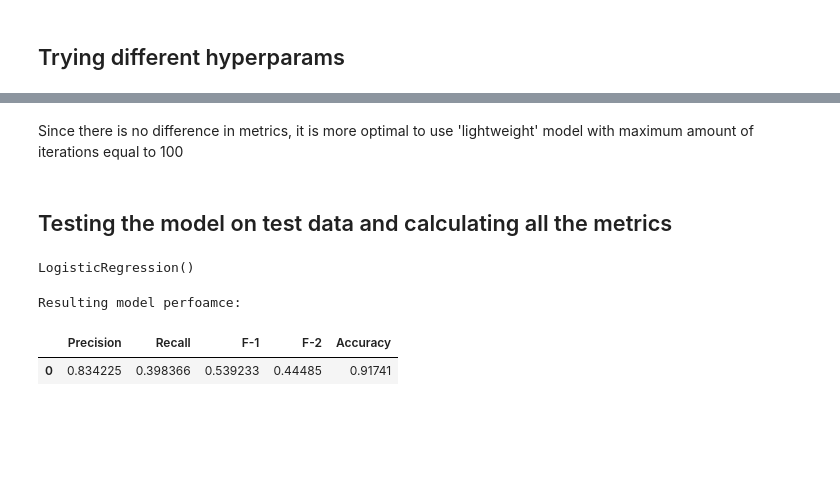
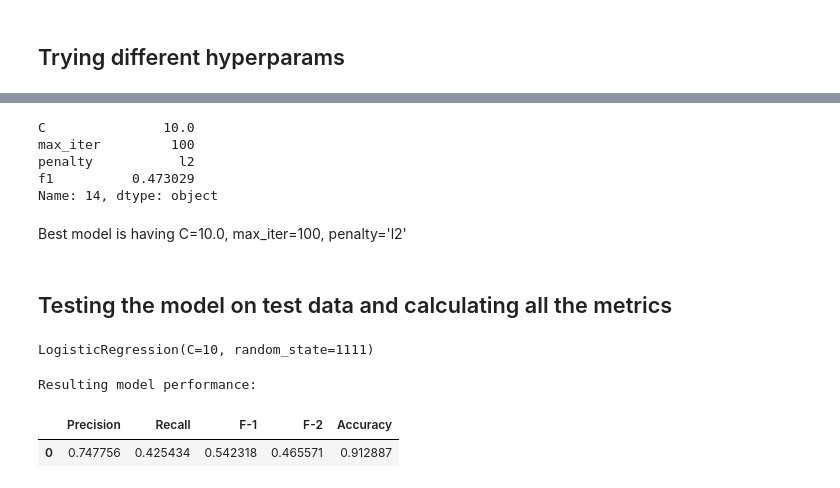
Before and after one commit to gonlyplease/ED_2, a Jupyter notebook: LR_modeling.ipynb, the cells around one changed output, grey strips where cells are left out. Saved outputs shown, nothing was run; the diff lists cells and outputs as text; code cells hidden in the pictures; blank space fills up the shorter version.

```diff
--- a/LR_modeling.ipynb
+++ b/LR_modeling.ipynb
@@ -106,6 +106,7 @@ features
 # %% [markdown]
 ## Changing dtype to reduce memory usage
 # %%
+train_data = train_data[:int(len(train_data)*0.2)]
 train_full = train_data[['sensitive']].join(features, how='left').astype('float32')
 print('Train is joined')
 valid_full = valid_data[['sensitive']].join(features, how='left').astype('float32')
@@ -144,9 +145,20 @@ y_valid = valid_full['sensitive']
 # Checking the memory usage
 X_train.info()
 
-for max_it in tqdm([100, 500]):
-    estimator = LogisticRegression(max_iter=max_it)
-    estimator.fit(X_train, y_train)
-    print('F-1 score for {} max_iters is {}'.format(max_it, fbeta_score(y_valid, estimator.predict(X_valid), beta=1)))
+param_grid = {
+    'C': [0.1, 1, 10],
+    'max_iter': [10, 100, 200],
+    'penalty': ['l2', None]
+}
+
+# Storing results
+res= []
+
+for C in tqdm(param_grid['C']):
+    for max_iter in tqdm(param_grid['max_iter']):
+        for penalty in param_grid['penalty']:
+            estimator = LogisticRegression(max_iter=max_iter, C=C, penalty=penalty, random_state=1111)
+            estimator.fit(X_train, y_train)
+            res.append([C, max_iter, penalty, fbeta_score(y_valid, estimator.predict(X_valid), beta=1)])
 # %% [output]
 <class 'pandas.core.frame.DataFrame'>
@@ -161,26 +205,36 @@ F-1 score for 500 max_iters is 0.47124047124047125
-# %% [markdown]
-Since there is no difference in metrics, it is more optimal to use 'lightweight' model with maximum amount of iterations equal to 100
+# %%
+res = pd.DataFrame(res)
+res.columns=['C', 'max_iter', 'penalty', 'f1']
+print(res.loc[res['f1'].idxmax(), :])
+# %% [output]
+C               10.0
+max_iter         100
+penalty           l2
+f1          0.473029
+Name: 14, dtype: object
+# %% [markdown]
+Best model is having C=10.0, max_iter=100, penalty='l2'
 # %% [markdown]
 ## Testing the model on test data and calculating all the metrics
 # %%
 X_test = test_full.drop(columns=['sensitive'])
 y_test = test_full['sensitive']
 
-estimator = LogisticRegression(max_iter=100)
+estimator = LogisticRegression(max_iter=100, C=10, penalty='l2', random_state=1111)
 estimator.fit(X_train, y_train)
 pred = estimator.predict(X_test)
 
 results = pd.DataFrame(columns=['Precision', 'Recall', 'F-1', 'F-2', 'Accuracy'])
 results.loc[0, 'Precision'] = precision_score(y_test, pred)
 results.loc[0, 'Recall'] = recall_score(y_test, pred)
 results.loc[0, 'F-1'] = fbeta_score(y_test, pred, beta=1)
 results.loc[0, 'F-2'] = fbeta_score(y_test, pred, beta=2)
 results.loc[0, 'Accuracy'] = accuracy_score(y_test, pred)
 
-print('Resulting model perfomance:')
+print('Resulting model performance:')
 results
 # %% [output]
-LogisticRegression()
+LogisticRegression(C=10, random_state=1111)
-Resulting model perfoamce:
+Resulting model performance:
 |  | Precision | Recall | F-1 | F-2 | Accuracy |
-| 0 | 0.834225 | 0.398366 | 0.539233 | 0.44485 | 0.91741 |
+| 0 | 0.747756 | 0.425434 | 0.542318 | 0.465571 | 0.912887 |
```
Also changed, not shown: parts of 2 cells of this notebook.
